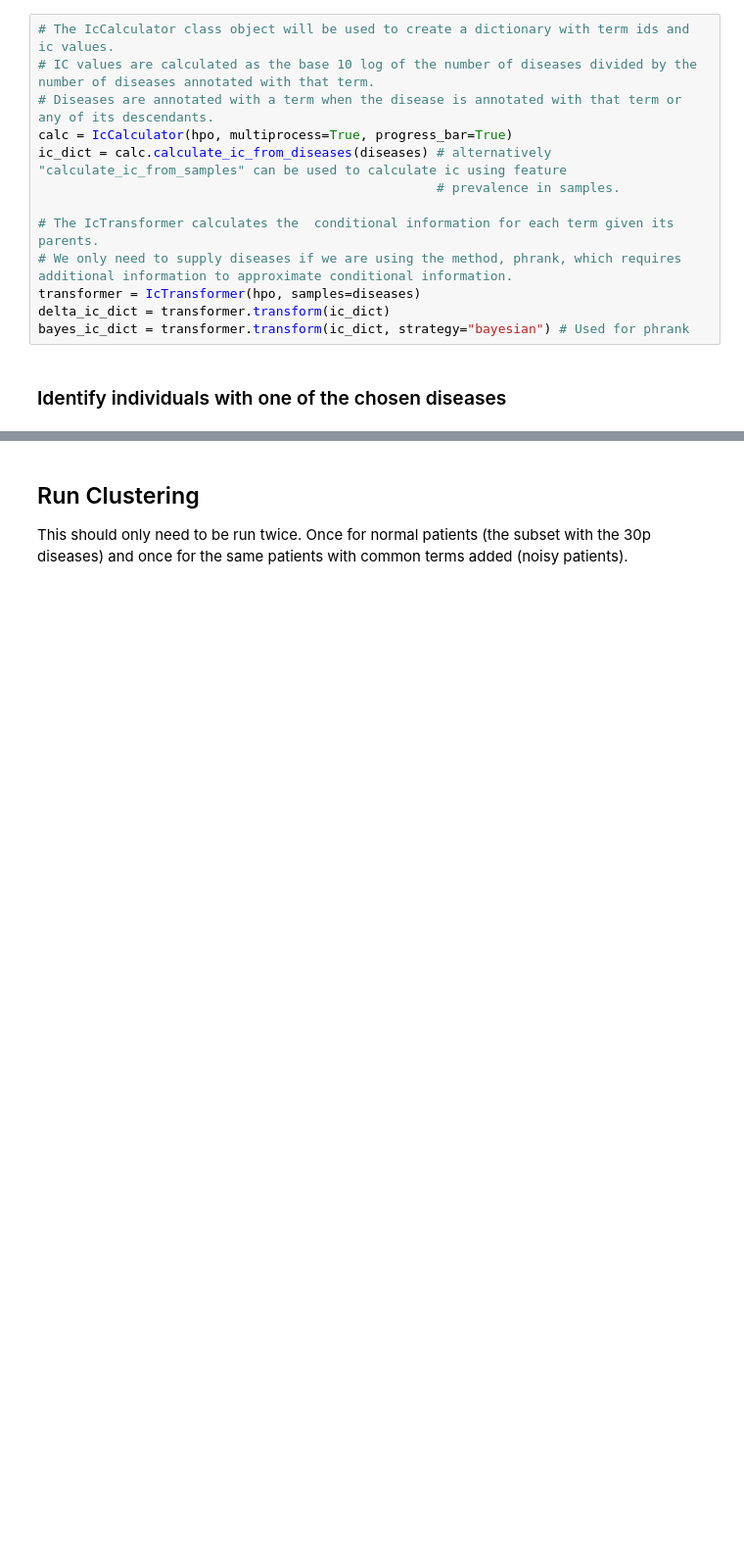
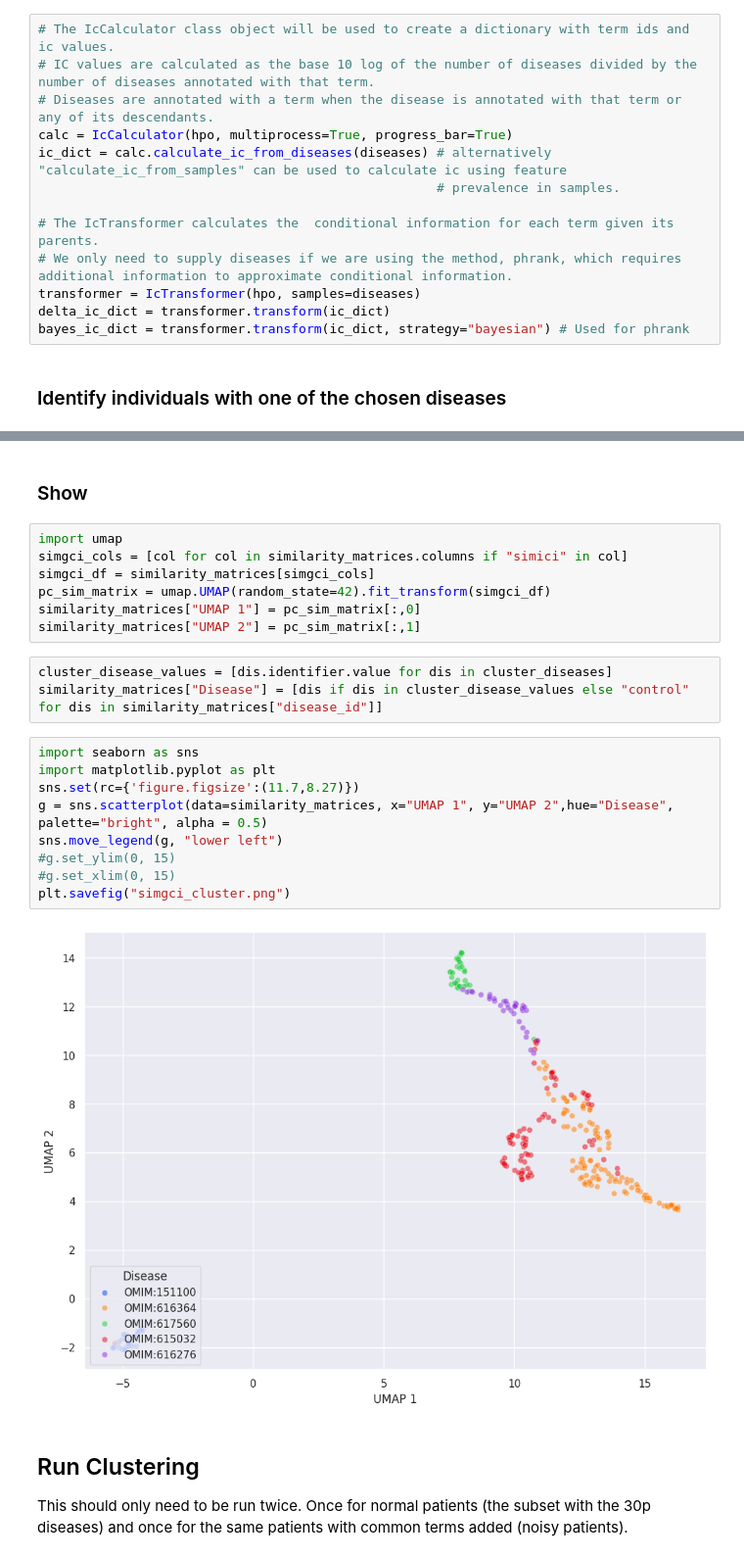
Before and after one commit to monarch-initiative/setsim, a Jupyter notebook: notebooks/perturbation_clustering.ipynb, the cells around one changed output, grey strips where cells are left out. Shown at 98% size. Cells and saved outputs as stored; diff of their text form; blank space fills up the shorter version.

```diff
--- a/notebooks/perturbation_clustering.ipynb
+++ b/notebooks/perturbation_clustering.ipynb
@@ -115,3 +402,26 @@ len(disease30p_list)
+# %% [markdown]
+### Show
+# %%
+import umap
+simgci_cols = [col for col in similarity_matrices.columns if "simici" in col]
+simgci_df = similarity_matrices[simgci_cols]
+pc_sim_matrix = umap.UMAP(random_state=42).fit_transform(simgci_df)
+similarity_matrices["UMAP 1"] = pc_sim_matrix[:,0]
+similarity_matrices["UMAP 2"] = pc_sim_matrix[:,1]
+# %%
+cluster_disease_values = [dis.identifier.value for dis in cluster_diseases]
+similarity_matrices["Disease"] = [dis if dis in cluster_disease_values else "control" for dis in similarity_matrices["disease_id"]]
+# %%
+import seaborn as sns
+import matplotlib.pyplot as plt
+sns.set(rc={'figure.figsize':(11.7,8.27)})
+g = sns.scatterplot(data=similarity_matrices, x="UMAP 1", y="UMAP 2",hue="Disease", palette="bright", alpha = 0.5)
+sns.move_legend(g, "lower left")
+#g.set_ylim(0, 15)
+#g.set_xlim(0, 15)
+plt.savefig("simgci_cluster.png")
+# %% [output]
+[figure, added]
 # %% [markdown]
 ## Run Clustering
 This should only need to be run twice. Once for normal patients (the subset with the 30p diseases) and once for the same patients with common terms added (noisy patients).
```
Also changed, not shown: parts of 47 cells of this notebook, 1 other file.
